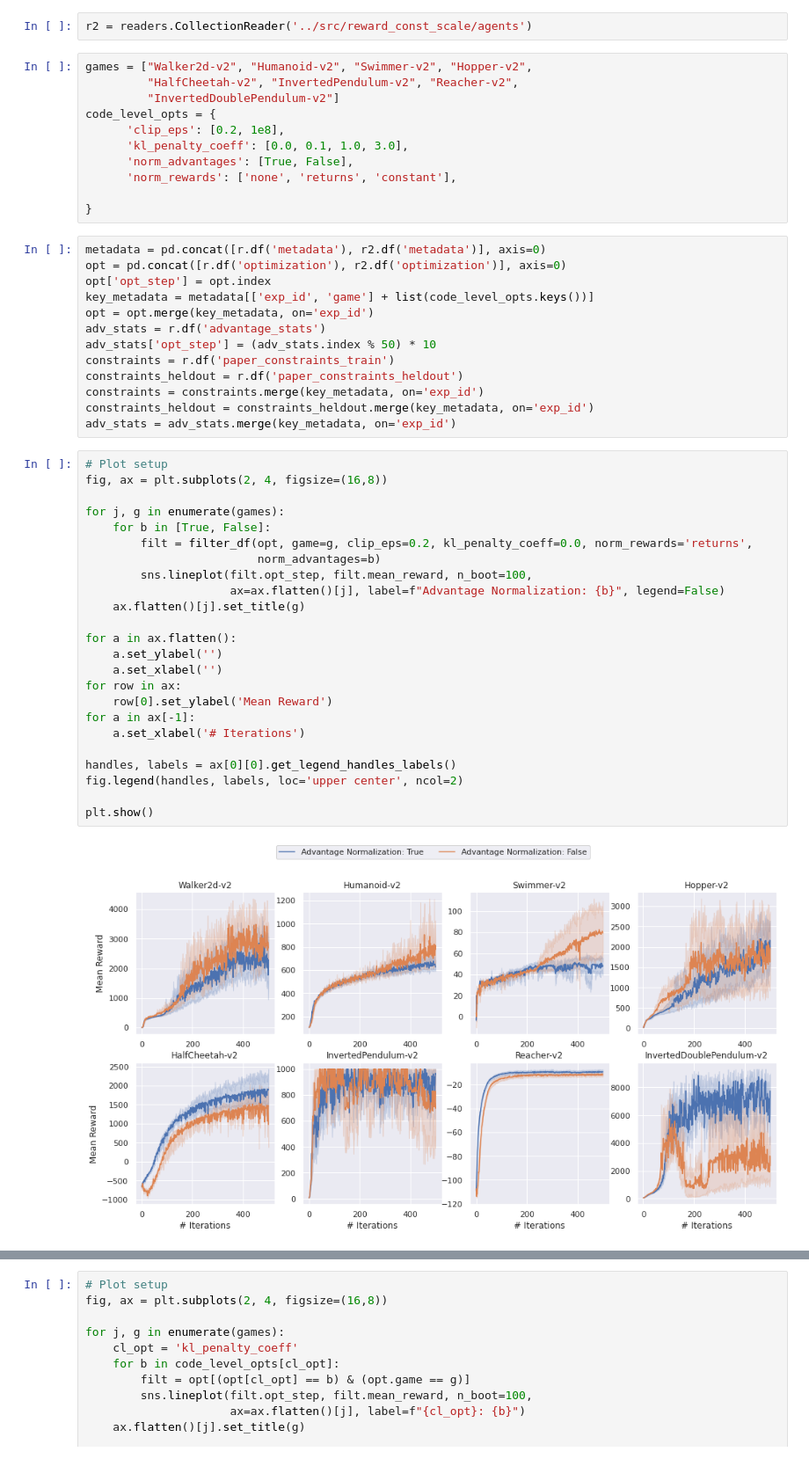
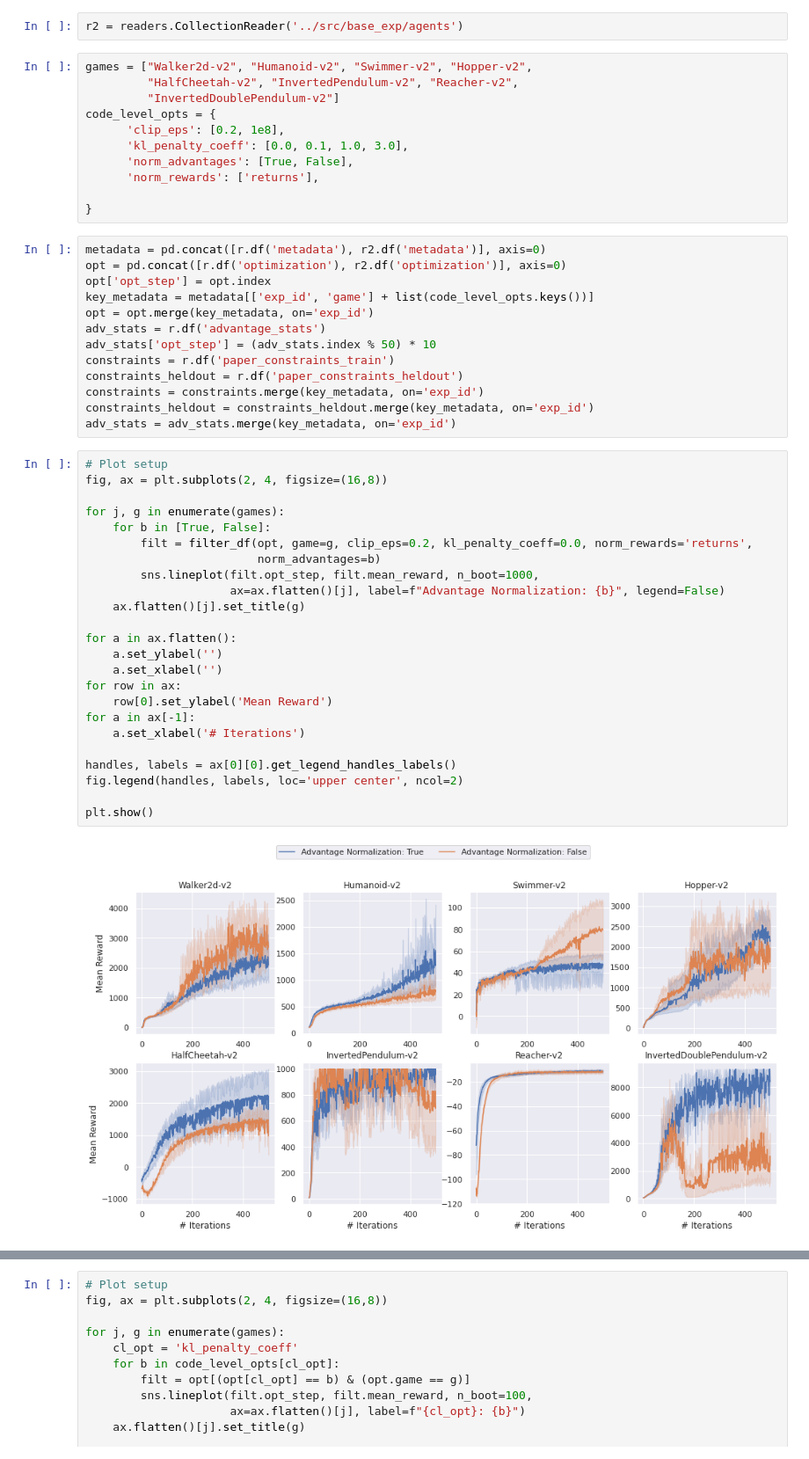
Before and after one commit to chloechsu/code-for-paper, a Jupyter notebook: analysis/no_adv_norm.ipynb, the cells around one changed output, grey strips where cells are left out. Shown at 88% size. Drawn from its saved outputs; the diff is of its cells as text.

```diff
--- a/analysis/no_adv_norm.ipynb
+++ b/analysis/no_adv_norm.ipynb
@@ -14,7 +14,7 @@ def filter_df(df, **kwargs):
 # %%
 r = readers.CollectionReader('../src/no_norm_adv/agents/')
 # %%
-r2 = readers.CollectionReader('../src/reward_const_scale/agents')
+r2 = readers.CollectionReader('../src/base_exp/agents')
 # %%
 games = ["Walker2d-v2", "Humanoid-v2", "Swimmer-v2", "Hopper-v2",
          "HalfCheetah-v2", "InvertedPendulum-v2", "Reacher-v2",
@@ -23,7 +23,7 @@ code_level_opts = {
       'clip_eps': [0.2, 1e8],
       'kl_penalty_coeff': [0.0, 0.1, 1.0, 3.0],
       'norm_advantages': [True, False],
-      'norm_rewards': ['none', 'returns', 'constant'],
+      'norm_rewards': ['returns'],
 
 }
 # %%
@@ -42,26 +42,26 @@ adv_stats = adv_stats.merge(key_metadata, on='exp_id')
 # %%
 # Plot setup
 fig, ax = plt.subplots(2, 4, figsize=(16,8))
 
 for j, g in enumerate(games):
     for b in [True, False]:
         filt = filter_df(opt, game=g, clip_eps=0.2, kl_penalty_coeff=0.0, norm_rewards='returns',
                          norm_advantages=b)
-        sns.lineplot(filt.opt_step, filt.mean_reward, n_boot=100,
+        sns.lineplot(filt.opt_step, filt.mean_reward, n_boot=1000,
                      ax=ax.flatten()[j], label=f"Advantage Normalization: {b}", legend=False)
     ax.flatten()[j].set_title(g)
 
 for a in ax.flatten():
     a.set_ylabel('')
     a.set_xlabel('')
 for row in ax:
     row[0].set_ylabel('Mean Reward')
 for a in ax[-1]:
     a.set_xlabel('# Iterations')
 
 handles, labels = ax[0][0].get_legend_handles_labels()
 fig.legend(handles, labels, loc='upper center', ncol=2)
 
 plt.show()
 # %% [output]
-[figure, old version]
+[figure, new version]
```
Also changed, not shown: parts of 6 cells of this notebook, 22 other files.
